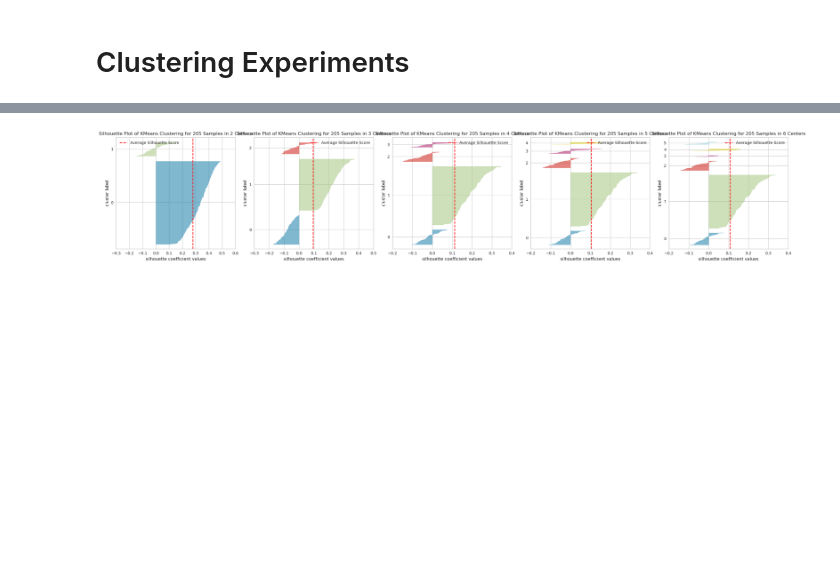
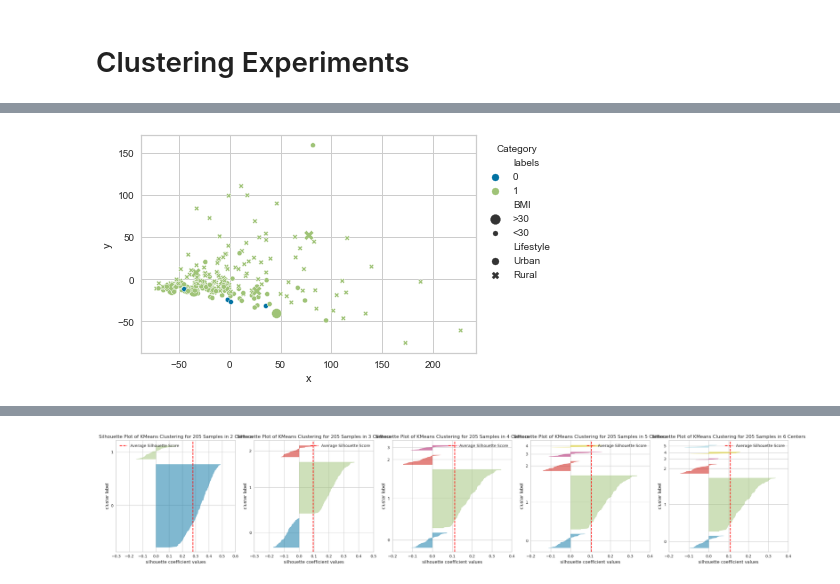
Before and after one commit to RafaPe/MX-Rural-Urban-Microbiome, a Jupyter notebook: notebooks/clutering_experiments.ipynb, the cells around one changed output, grey strips where cells are left out. Drawn from its saved outputs; the diff is of its cells as text; code cells hidden in the pictures; blank space fills up the shorter version.

```diff
--- a/notebooks/clutering_experiments.ipynb
+++ b/notebooks/clutering_experiments.ipynb
@@ -108,0 +123,4 @@ plot_clustering(clustering)
+# %%
+plot_clustering(pd.DataFrame(data_scaled, index = taxonomy.index), metadata, list(taxonomy['gmm_abundance_clusters']))
+# %% [output]
+[figure, added]
```
Also changed, not shown: parts of 17 cells of this notebook.
